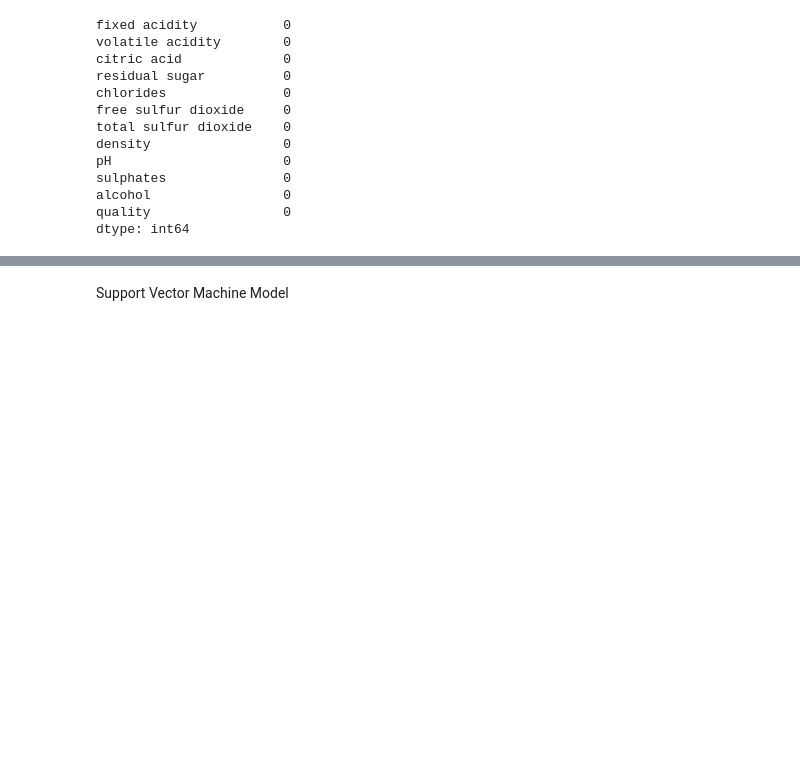
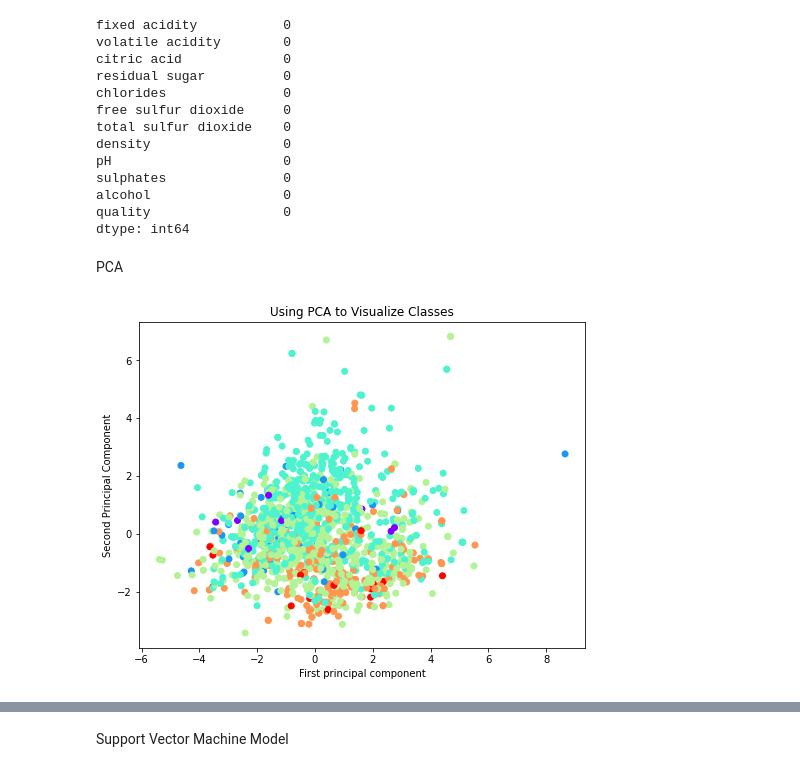
Before and after one commit to bendjko/ESE-417-Final-Project, a Jupyter notebook: FinalProject.ipynb, the cells around one changed output, grey strips where cells are left out. Saved outputs shown, nothing was run; the diff lists cells and outputs as text; code cells hidden in the pictures; blank space fills up the shorter version.

Commit message:
preprocessing

```diff
--- a/FinalProject.ipynb
+++ b/FinalProject.ipynb
@@ -85,3 +85,30 @@ sulphates               0
 alcohol                 0
 quality                 0
 dtype: int64
+# %% [markdown]
+PCA
+# %%
+#PCA
+df_pca = wineData.copy()
+X_pca = df_pca.loc[:, 'fixed acidity':'alcohol']
+y_pca = df_pca['quality']
+
+X_pca.tail()
+
+#Preprocessing in preparation for PCA: Standardizing the predictor variables
+X_pca = StandardScaler().fit_transform(X_pca)
+
+#Fit PCA
+pca = PCA(n_components=2)
+X_pca = pca.fit_transform(X_pca)
+
+X_pca.shape
+
+plt.figure(figsize=(8,6))
+plt.scatter(X_pca[:,0],X_pca[:,1],c=y_pca,cmap='rainbow')
+plt.xlabel('First principal component')
+plt.ylabel('Second Principal Component')
+plt.title("Using PCA to Visualize Classes")
+plt.show()
+# %% [output]
+[figure, added]
```
Also changed, not shown: parts of 3 cells of this notebook.
